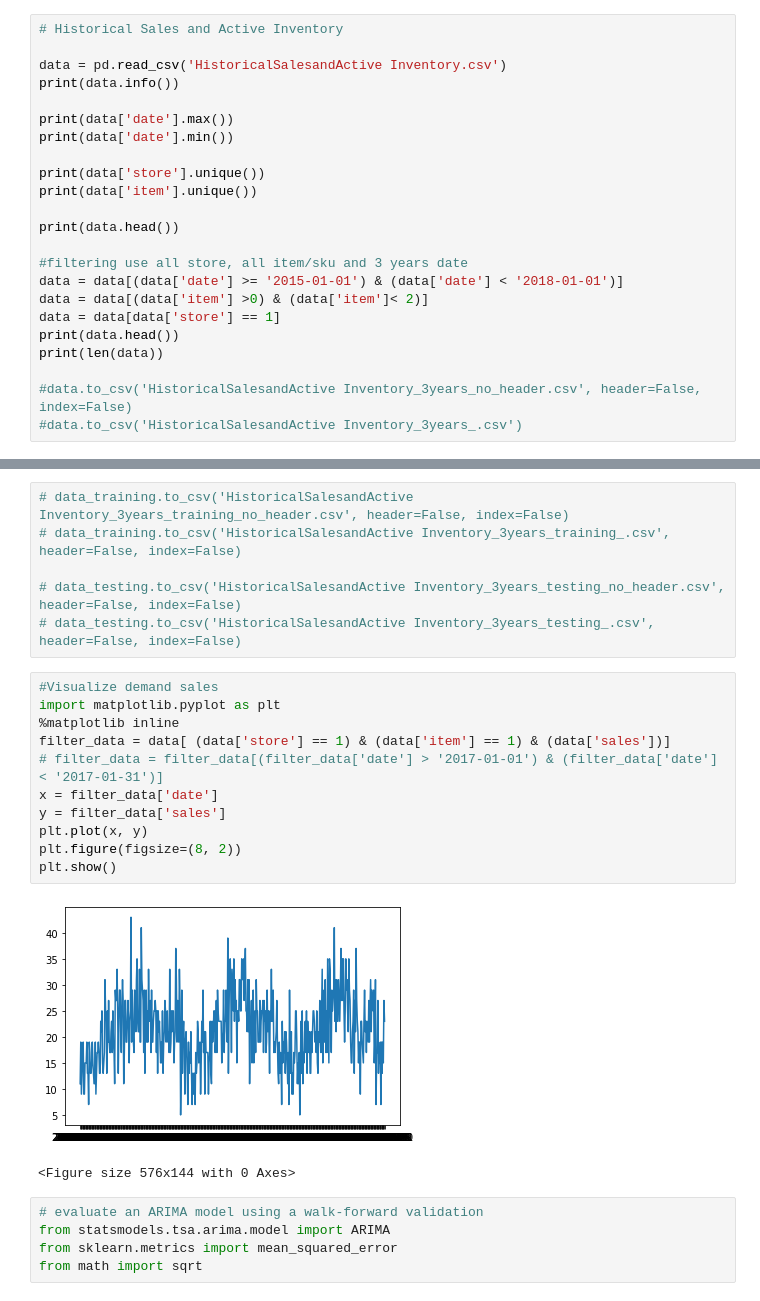
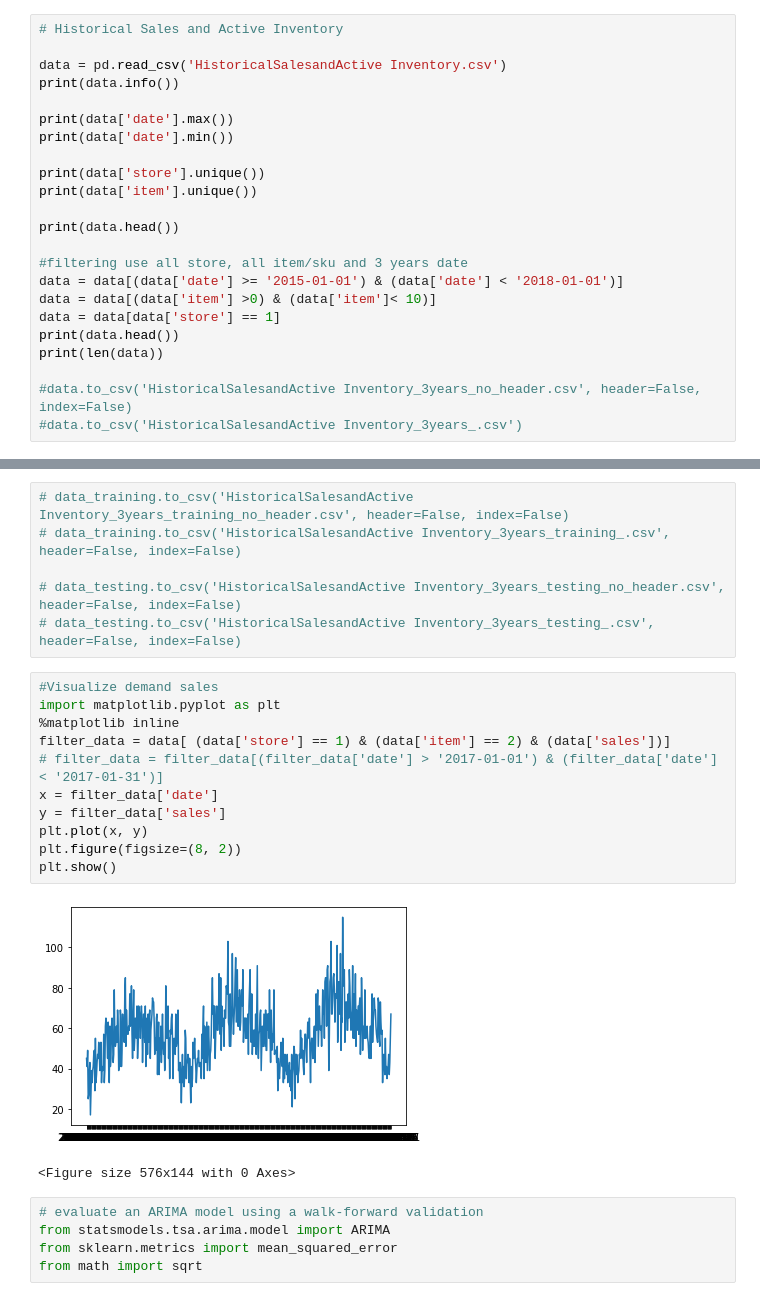
Before and after one commit to firdanirp/forecasting-ts, a Jupyter notebook: sales_data_chrachteristic_2.ipynb, the cells around one changed output, grey strips where cells are left out. Cells and saved outputs as stored; diff of their text form.

```diff
--- a/sales_data_chrachteristic_2.ipynb
+++ b/sales_data_chrachteristic_2.ipynb
@@ -17,7 +17,7 @@ print(data.head())
 
 #filtering use all store, all item/sku and 3 years date
 data = data[(data['date'] >= '2015-01-01') & (data['date'] < '2018-01-01')]
-data = data[(data['item'] >0) & (data['item']< 2)]
+data = data[(data['item'] >0) & (data['item']< 10)]
 data = data[data['store'] == 1]
 print(data.head())
 print(len(data))
@@ -73,16 +73,16 @@ Testing Date
 # %%
 #Visualize demand sales
 import matplotlib.pyplot as plt
 %matplotlib inline
-filter_data = data[ (data['store'] == 1) & (data['item'] == 1) & (data['sales'])]
+filter_data = data[ (data['store'] == 1) & (data['item'] == 2) & (data['sales'])]
 # filter_data = filter_data[(filter_data['date'] > '2017-01-01') & (filter_data['date'] < '2017-01-31')]
 x = filter_data['date']
 y = filter_data['sales']
 plt.plot(x, y)
 plt.figure(figsize=(8, 2))
 plt.show()
 # %% [output]
-[figure, old version]
+[figure, new version]
 <Figure size 576x144 with 0 Axes>
 # %%
 # evaluate an ARIMA model using a walk-forward validation
```
Also changed, not shown: parts of 1 cell of this notebook, 3 other files.
